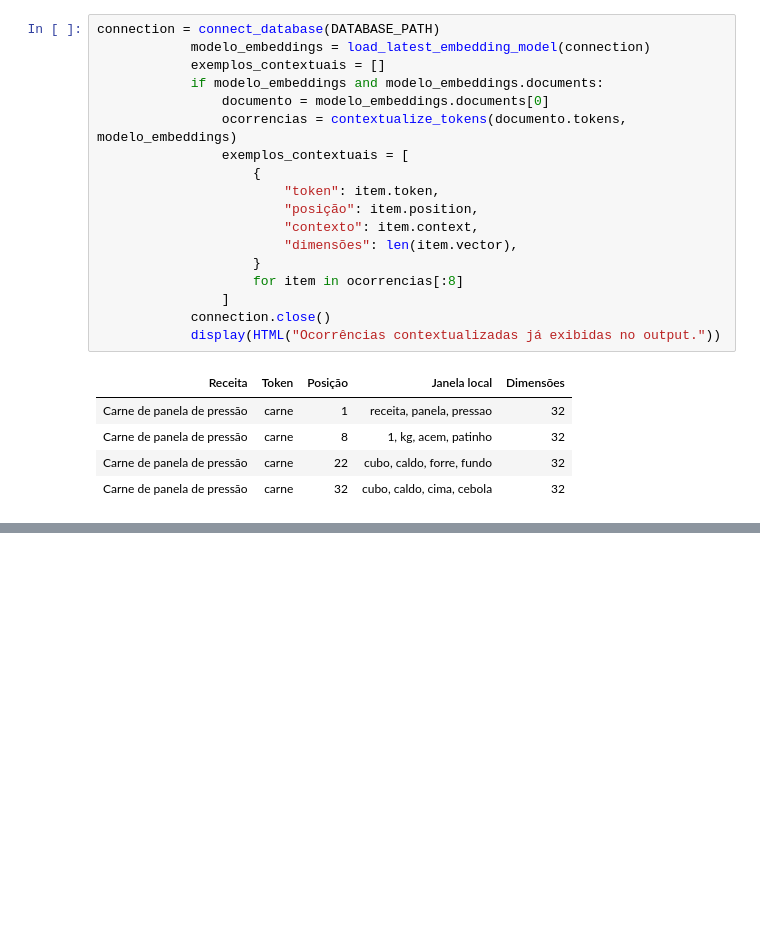
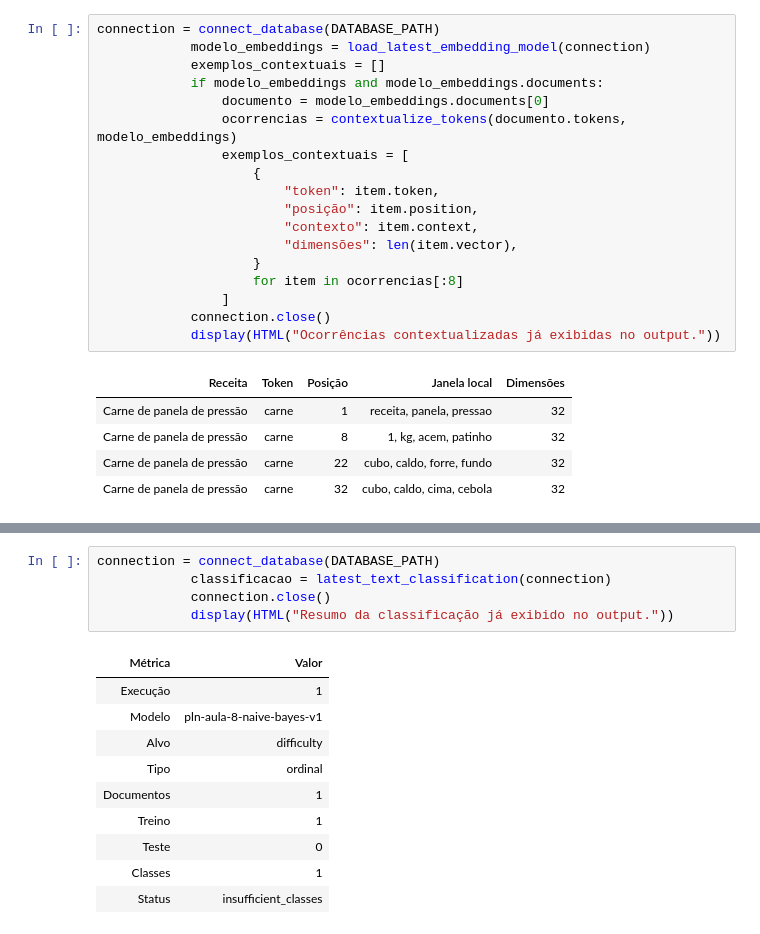
Before and after one commit to PHPacheco/Raspagem, a Jupyter notebook: notebooks/Trabalho PLN.ipynb, the cells around one changed output, grey strips where cells are left out. Saved outputs shown, nothing was run; the diff lists cells and outputs as text; blank space fills up the shorter version.

Commit message:
Implementa classificacao textual da aula 8

```diff
--- a/notebooks/Trabalho PLN.ipynb
+++ b/notebooks/Trabalho PLN.ipynb
@@ -361,0 +373,16 @@ connection = connect_database(DATABASE_PATH)
+# %%
+connection = connect_database(DATABASE_PATH)
+            classificacao = latest_text_classification(connection)
+            connection.close()
+            display(HTML("Resumo da classificação já exibido no output."))
+# %% [output]
+| Métrica | Valor |
+| Execução | 1 |
+| Modelo | pln-aula-8-naive-bayes-v1 |
+| Alvo | difficulty |
+| Tipo | ordinal |
+| Documentos | 1 |
+| Treino | 1 |
+| Teste | 0 |
+| Classes | 1 |
+| Status | insufficient_classes |
```
Also changed, not shown: parts of 10 cells of this notebook, 6 other files.
